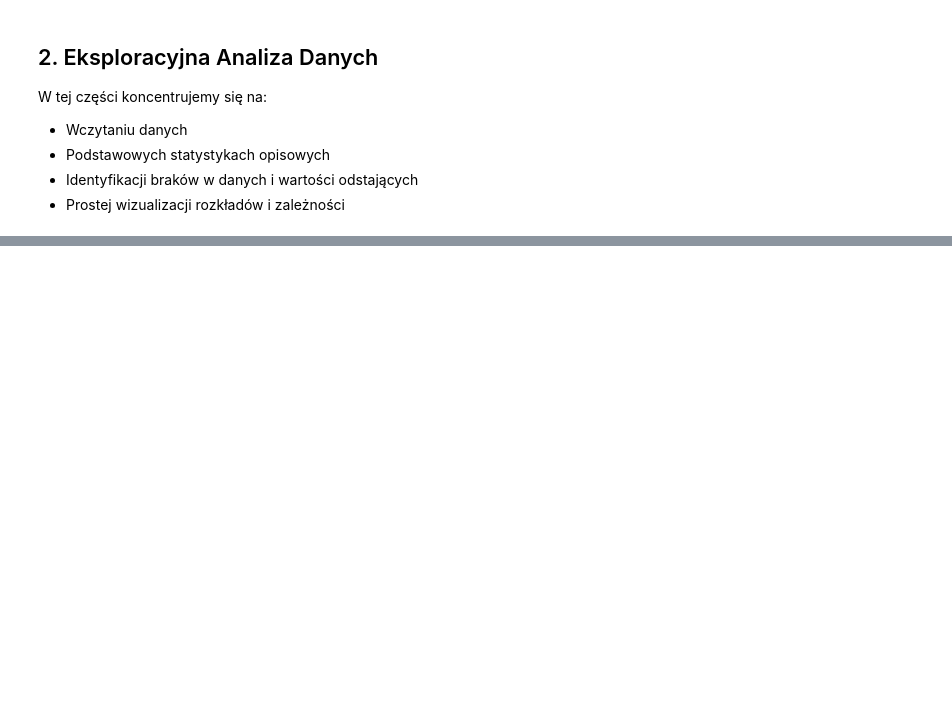
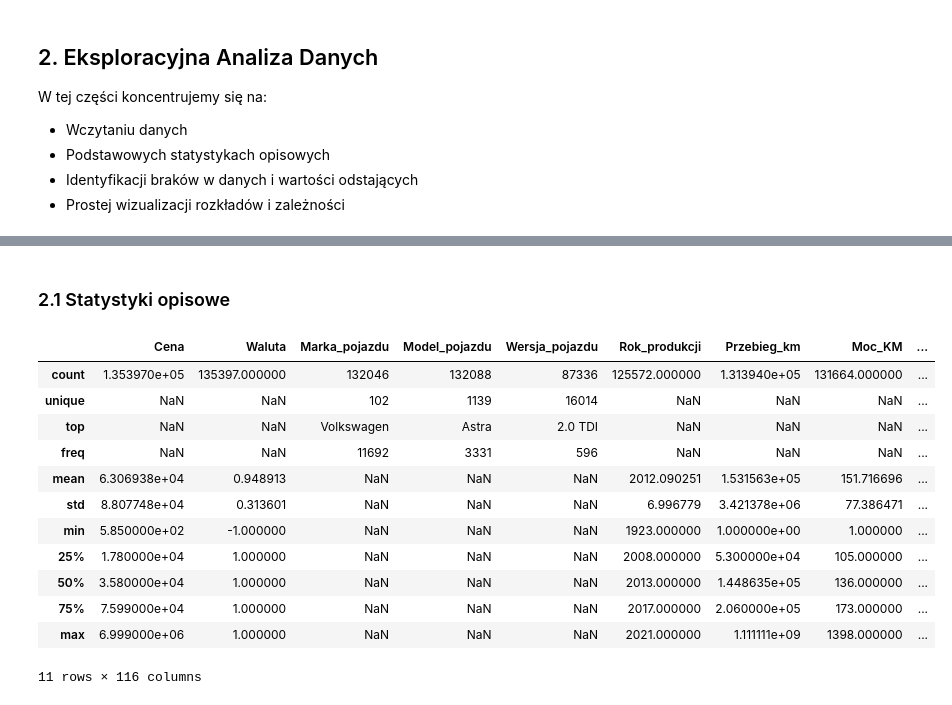
Before and after one commit to s28492/Predicting-and-Analyzing-Car-Prices-Using-Data-Science, a Jupyter notebook: Presentation.ipynb, the cells around one changed output, grey strips where cells are left out. Drawn from its saved outputs; the diff is of its cells as text; code cells hidden in the pictures; blank space fills up the shorter version.

```diff
--- a/Presentation.ipynb
+++ b/Presentation.ipynb
@@ -39,0 +50,19 @@ df_train.head()
+# %% [markdown]
+### 2.1 Statystyki opisowe
+# %%
+# Podstawowe statystyki opisowe
+df_train.describe(include="all")
+# %% [output]
+|  | Cena | Waluta | Marka_pojazdu | Model_pojazdu | Wersja_pojazdu | Rok_produkcji | Przebieg_km | Moc_KM | ... |
+| count | 1.353970e+05 | 135397.000000 | 132046 | 132088 | 87336 | 125572.000000 | 1.313940e+05 | 131664.000000 | ... |
+| unique | NaN | NaN | 102 | 1139 | 16014 | NaN | NaN | NaN | ... |
+| top | NaN | NaN | Volkswagen | Astra | 2.0 TDI | NaN | NaN | NaN | ... |
+| freq | NaN | NaN | 11692 | 3331 | 596 | NaN | NaN | NaN | ... |
+| mean | 6.306938e+04 | 0.948913 | NaN | NaN | NaN | 2012.090251 | 1.531563e+05 | 151.716696 | ... |
+| std | 8.807748e+04 | 0.313601 | NaN | NaN | NaN | 6.996779 | 3.421378e+06 | 77.386471 | ... |
+| min | 5.850000e+02 | -1.000000 | NaN | NaN | NaN | 1923.000000 | 1.000000e+00 | 1.000000 | ... |
+| 25% | 1.780000e+04 | 1.000000 | NaN | NaN | NaN | 2008.000000 | 5.300000e+04 | 105.000000 | ... |
+| 50% | 3.580000e+04 | 1.000000 | NaN | NaN | NaN | 2013.000000 | 1.448635e+05 | 136.000000 | ... |
+| 75% | 7.599000e+04 | 1.000000 | NaN | NaN | NaN | 2017.000000 | 2.060000e+05 | 173.000000 | ... |
+| max | 6.999000e+06 | 1.000000 | NaN | NaN | NaN | 2021.000000 | 1.111111e+09 | 1398.000000 | ... |
+11 rows × 116 columns
```
Also changed, not shown: parts of 17 cells of this notebook.
